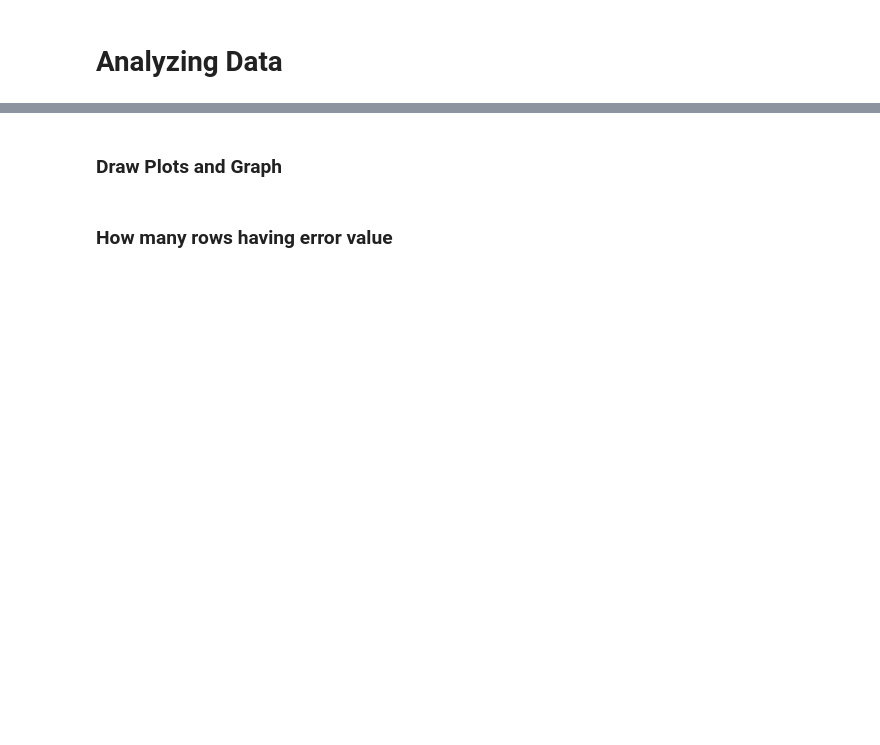
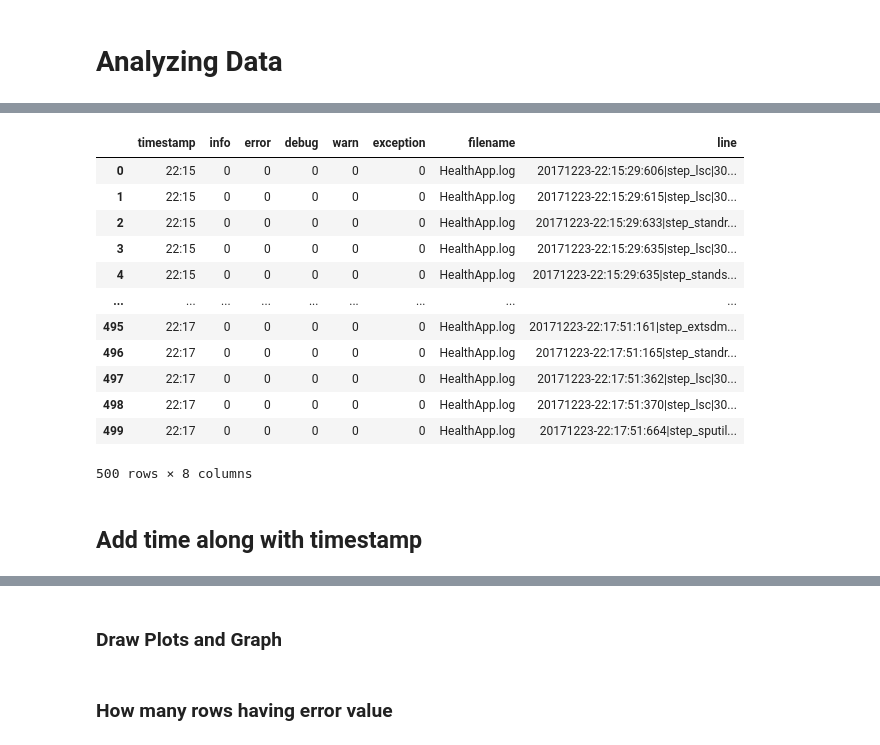
Before and after one commit to rvirjn/sddc_lcm, a Jupyter notebook: main.ipynb, the cells around one changed output, grey strips where cells are left out. Saved outputs shown, nothing was run; the diff lists cells and outputs as text; code cells hidden in the pictures; blank space fills up the shorter version.

```diff
--- a/main.ipynb
+++ b/main.ipynb
@@ -268,3 +282,21 @@ df = pd.read_excel(excel_file_path)
+# %%
+df.head(500)
+# %% [output]
+|  | timestamp | info | error | debug | warn | exception | filename | line |
+| 0 | 22:15 | 0 | 0 | 0 | 0 | 0 | HealthApp.log | 20171223-22:15:29:606|step_lsc|30... |
+| 1 | 22:15 | 0 | 0 | 0 | 0 | 0 | HealthApp.log | 20171223-22:15:29:615|step_lsc|30... |
+| 2 | 22:15 | 0 | 0 | 0 | 0 | 0 | HealthApp.log | 20171223-22:15:29:633|step_standr... |
+| 3 | 22:15 | 0 | 0 | 0 | 0 | 0 | HealthApp.log | 20171223-22:15:29:635|step_lsc|30... |
+| 4 | 22:15 | 0 | 0 | 0 | 0 | 0 | HealthApp.log | 20171223-22:15:29:635|step_stands... |
+| ... | ... | ... | ... | ... | ... | ... | ... | ... |
+| 495 | 22:17 | 0 | 0 | 0 | 0 | 0 | HealthApp.log | 20171223-22:17:51:161|step_extsdm... |
+| 496 | 22:17 | 0 | 0 | 0 | 0 | 0 | HealthApp.log | 20171223-22:17:51:165|step_standr... |
+| 497 | 22:17 | 0 | 0 | 0 | 0 | 0 | HealthApp.log | 20171223-22:17:51:362|step_lsc|30... |
+| 498 | 22:17 | 0 | 0 | 0 | 0 | 0 | HealthApp.log | 20171223-22:17:51:370|step_lsc|30... |
+| 499 | 22:17 | 0 | 0 | 0 | 0 | 0 | HealthApp.log | 20171223-22:17:51:664|step_sputil... |
+500 rows × 8 columns
+# %% [markdown]
+## Add time along with  timestamp
 # %%
 # create a new column time and conver timestamp to time
 df["time"] = [time.mktime(t.timetuple()) if not pd.isnull(t) else None  for t in pd.to_datetime(df['timestamp'], format='%M:%S', errors='coerce')]
```
Also changed, not shown: parts of 11 cells of this notebook.
